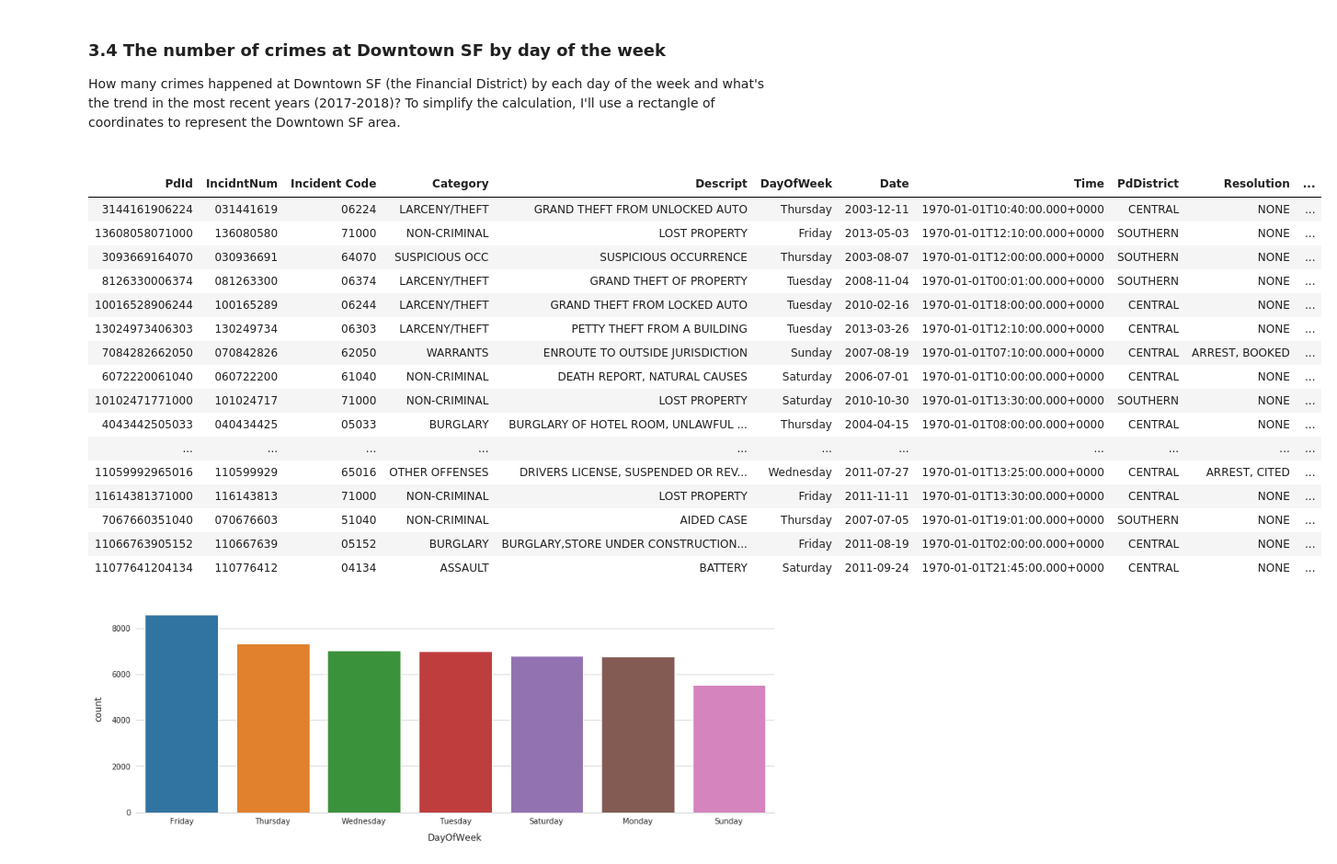
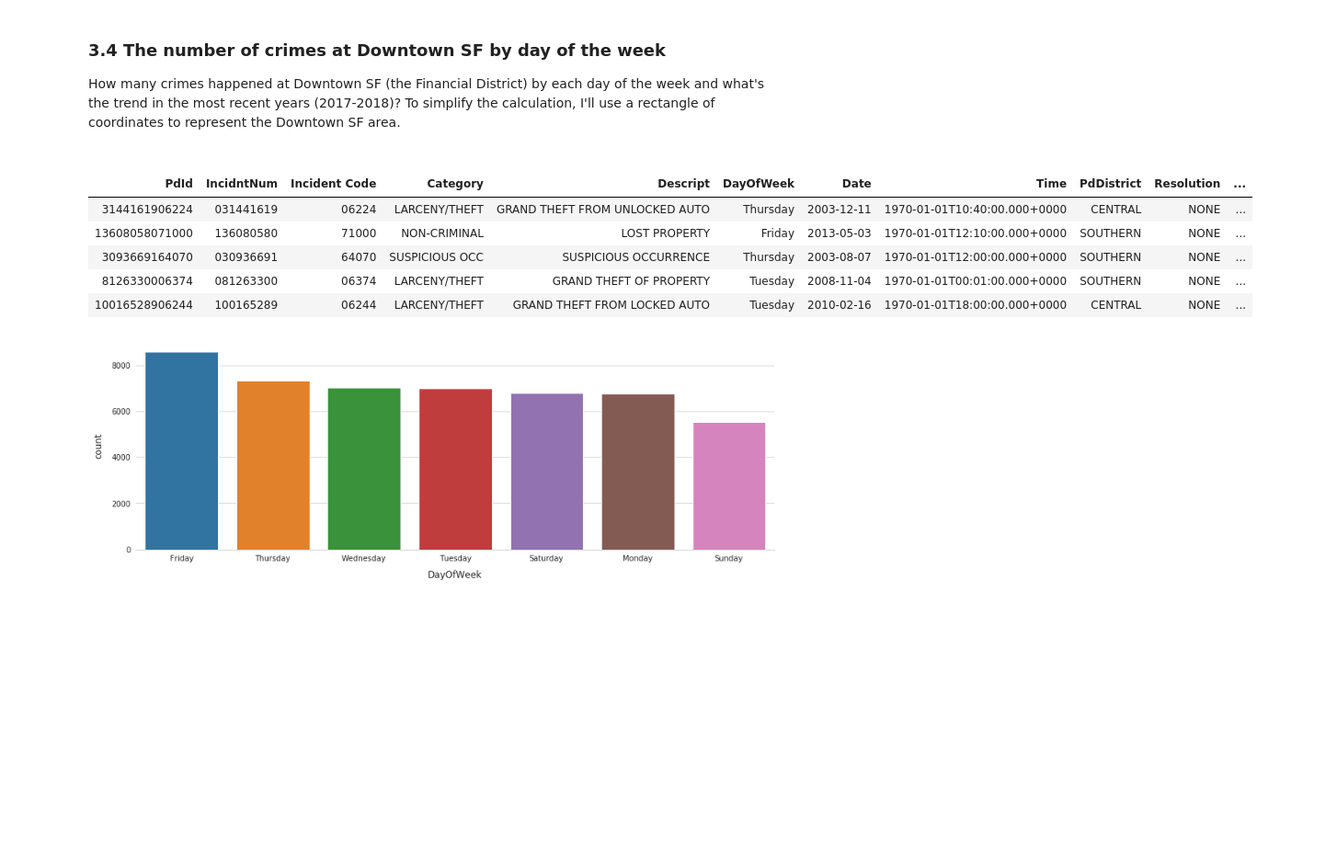
Before and after one commit to llfthu/SF-crime-analysis, a Jupyter notebook: SF_crime_analysis.ipynb, the cells around one changed output. Shown at 92% size. Cells and saved outputs as stored; diff of their text form; code cells hidden in the pictures; blank space fills up the shorter version.

```diff
--- a/SF_crime_analysis.ipynb
+++ b/SF_crime_analysis.ipynb
@@ -208,36 +186,25 @@ How many crimes happened at Downtown SF (the Financial District) by each day of
 # %%
 # downtown is defined by the rectangle of coordinates: -122.404693<X<-122.397896; 37.786672<Y<37.798982
 X_dt = (-122.404693, -122.397896)
 Y_dt = (37.786672, 37.798982)
 
 def dt(x):
   if x < 0: # here x is the longitude
     return x > X_dt[0] and x < X_dt[1]
   else: # here x is the latitude
     return x > Y_dt[0] and x < Y_dt[1]
 
 dt_udf = udf(lambda x: dt(x), BooleanType())
 df_downtown = df.filter(dt_udf('X')) \
                 .filter(dt_udf('Y'))
-display(df_downtown.limit(20))
+display(df_downtown.limit(5))
 # %% [output]
 | PdId | IncidntNum | Incident Code | Category | Descript | DayOfWeek | Date | Time | PdDistrict | Resolution | ... |
 | 3144161906224 | 031441619 | 06224 | LARCENY/THEFT | GRAND THEFT FROM UNLOCKED AUTO | Thursday | 2003-12-11 | 1970-01-01T10:40:00.000+0000 | CENTRAL | NONE | ... |
 | 13608058071000 | 136080580 | 71000 | NON-CRIMINAL | LOST PROPERTY | Friday | 2013-05-03 | 1970-01-01T12:10:00.000+0000 | SOUTHERN | NONE | ... |
 | 3093669164070 | 030936691 | 64070 | SUSPICIOUS OCC | SUSPICIOUS OCCURRENCE | Thursday | 2003-08-07 | 1970-01-01T12:00:00.000+0000 | SOUTHERN | NONE | ... |
 | 8126330006374 | 081263300 | 06374 | LARCENY/THEFT | GRAND THEFT OF PROPERTY | Tuesday | 2008-11-04 | 1970-01-01T00:01:00.000+0000 | SOUTHERN | NONE | ... |
 | 10016528906244 | 100165289 | 06244 | LARCENY/THEFT | GRAND THEFT FROM LOCKED AUTO | Tuesday | 2010-02-16 | 1970-01-01T18:00:00.000+0000 | CENTRAL | NONE | ... |
-| 13024973406303 | 130249734 | 06303 | LARCENY/THEFT | PETTY THEFT FROM A BUILDING | Tuesday | 2013-03-26 | 1970-01-01T12:10:00.000+0000 | CENTRAL | NONE | ... |
-| 7084282662050 | 070842826 | 62050 | WARRANTS | ENROUTE TO OUTSIDE JURISDICTION | Sunday | 2007-08-19 | 1970-01-01T07:10:00.000+0000 | CENTRAL | ARREST, BOOKED | ... |
-| 6072220061040 | 060722200 | 61040 | NON-CRIMINAL | DEATH REPORT, NATURAL CAUSES | Saturday | 2006-07-01 | 1970-01-01T10:00:00.000+0000 | CENTRAL | NONE | ... |
-| 10102471771000 | 101024717 | 71000 | NON-CRIMINAL | LOST PROPERTY | Saturday | 2010-10-30 | 1970-01-01T13:30:00.000+0000 | SOUTHERN | NONE | ... |
-| 4043442505033 | 040434425 | 05033 | BURGLARY | BURGLARY OF HOTEL ROOM, UNLAWFUL ... | Thursday | 2004-04-15 | 1970-01-01T08:00:00.000+0000 | CENTRAL | NONE | ... |
-| ... | ... | ... | ... | ... | ... | ... | ... | ... | ... | ... |
-| 11059992965016 | 110599929 | 65016 | OTHER OFFENSES | DRIVERS LICENSE, SUSPENDED OR REV... | Wednesday | 2011-07-27 | 1970-01-01T13:25:00.000+0000 | CENTRAL | ARREST, CITED | ... |
-| 11614381371000 | 116143813 | 71000 | NON-CRIMINAL | LOST PROPERTY | Friday | 2011-11-11 | 1970-01-01T13:30:00.000+0000 | CENTRAL | NONE | ... |
-| 7067660351040 | 070676603 | 51040 | NON-CRIMINAL | AIDED CASE | Thursday | 2007-07-05 | 1970-01-01T19:01:00.000+0000 | SOUTHERN | NONE | ... |
-| 11066763905152 | 110667639 | 05152 | BURGLARY | BURGLARY,STORE UNDER CONSTRUCTION... | Friday | 2011-08-19 | 1970-01-01T02:00:00.000+0000 | CENTRAL | NONE | ... |
-| 11077641204134 | 110776412 | 04134 | ASSAULT | BATTERY | Saturday | 2011-09-24 | 1970-01-01T21:45:00.000+0000 | CENTRAL | NONE | ... |
 # %%
 dt_week = df_downtown.groupBy('DayOfWeek').count().orderBy('count', ascending=False).toPandas()
 sns.set_style('whitegrid')
```
Also changed, not shown: parts of 13 cells of this notebook.
